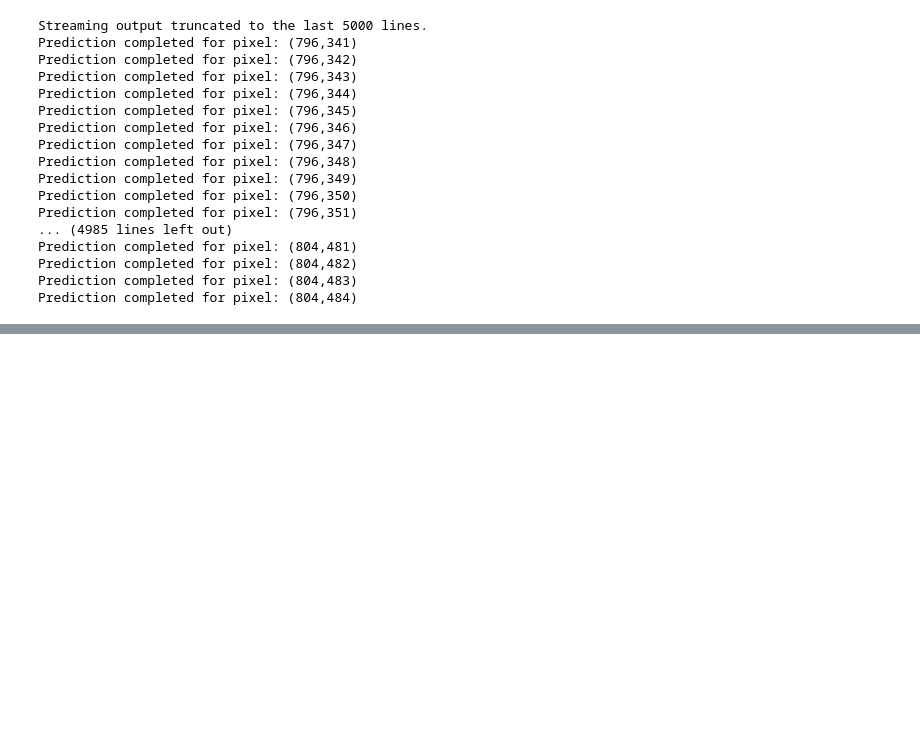
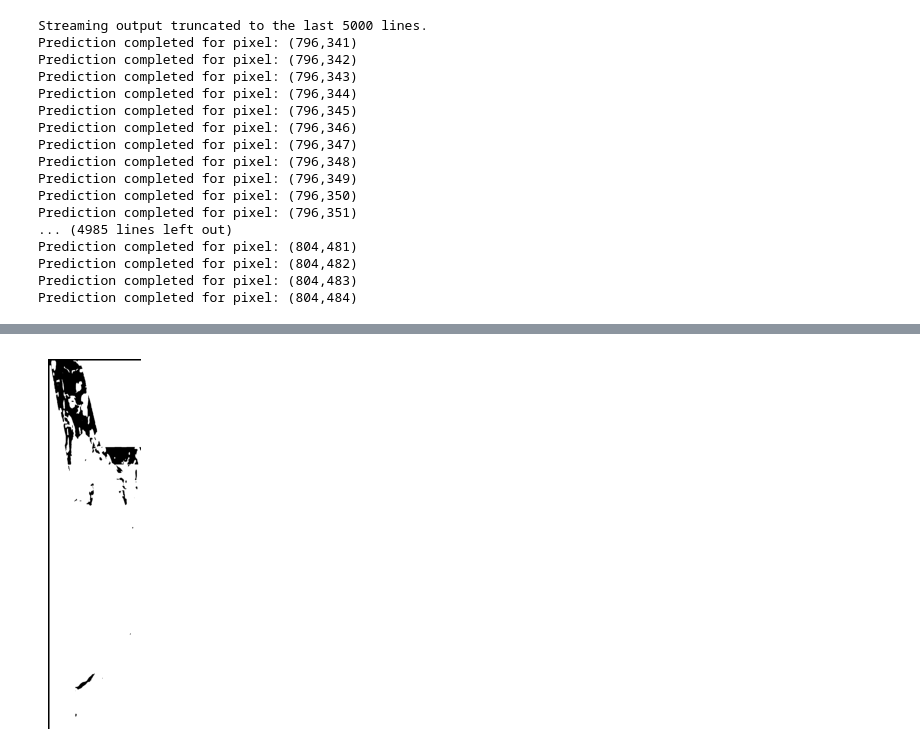
Before and after one commit to adarsh-nl/Mineral-deposits-feature-learning-using-Autoencoder, a Jupyter notebook: classification_patchWise.ipynb, the cells around one changed output, grey strips where cells are left out. Cells and saved outputs as stored; diff of their text form; code cells hidden in the pictures; blank space fills up the shorter version.

```diff
--- a/classification_patchWise.ipynb
+++ b/classification_patchWise.ipynb
@@ -366,12 +376,12 @@ Progress file does not exist. Starting from the beginning.
 # %%
 # Iterate over the entire image and classify each patch
-for start_y in range(patch_size, image_height + patch_size):
-    for start_x in range(patch_size, image_width + patch_size):
+for y in range(start_y, image_height + patch_size):
+    for x in range(patch_size, image_width + patch_size):
         # Calculate the patch coordinates
-        patch_left = start_x - patch_size
-        patch_upper = start_y - patch_size
-        patch_right = start_x + patch_size
-        patch_lower = start_y + patch_size
+        patch_left = x - patch_size
+        patch_upper = y - patch_size
+        patch_right = x + patch_size
+        patch_lower = y + patch_size
 
         # Extract the patch from the padded magnetic image
         patch_magnetic = padded_image[patch_upper:patch_lower, patch_left:patch_right]
@@ -391,14 +401,14 @@ for start_y in range(patch_size, image_height + patch_size):
         # Predict the class label using the trained classifier
         predicted_label = classifier.predict(feature_vector)
 
-        print("Prediction completed for pixel: ({},{})".format(start_y,start_x))
+        print("Prediction completed for pixel: ({},{})".format(y,x))
 
         # Update the classified image with the predicted label at the pixel position
         classified_image[y - patch_size, x - patch_size] = predicted_label
 
         # Save the progress after processing each pixel
         with open(progress_file_path, 'a') as progress_file:
-            progress_file.write("{},{},{}\n".format(start_y, start_x, predicted_label))
+            progress_file.write("{},{},{}\n".format(y, x, predicted_label))
 
 # Remove the progress file since the processing is complete
 os.remove(progress_file_path)
@@ -433,0 +445,68 @@ Prediction completed for pixel: (25,345)
+# %%
+import os
+import numpy as np
+import rasterio
+import ast
+import matplotlib.pyplot as plt
+
+# Define the paths
+magnetic_image_path = "/content/drive/MyDrive/IITB/Magntic_Image/data/MagneticImage.tif"
+output_dir = "/content/drive/MyDrive/IITB/Magntic_Image/classified_patches"
+os.makedirs(output_dir, exist_ok=True)
+
+# Open the magnetic image dataset
+with rasterio.open(magnetic_image_path) as magnetic_dataset:
+    # Read the magnetic image as a numpy array
+    magnetic_image = magnetic_dataset.read(1)
+
+    # Get the shape of the magnetic image
+    image_height, image_width = magnetic_image.shape
+
+    # Check if progress file exists
+    progress_file_path = os.path.join(output_dir, "progress.txt")
+
+    if os.path.isfile(progress_file_path):
+        with open(progress_file_path, 'r') as progress_file:
+            progress = progress_file.read().splitlines()
+
+            # Initialize an empty array to store the labels
+            filled_labels = np.zeros_like(magnetic_image, dtype=np.uint8)
+            filled_positions = set()  # Set to store unique pixel positions
+
+            # Iterate over the progress lines and extract the labels
+            for line in progress:
+                position = line.split(',')
+                y = int(position[0])
+                x = int(position[1])
+                labels = ast.literal_eval(position[2])  # Evaluate the string as a Python object
+
+                # Check if the pixel position is within the image bounds
+                if y < image_height and x < image_width:
+                    # Check if the pixel position has been processed before
+                    if (y, x) not in filled_positions:
+                        # Iterate over the labels and assign them to the corresponding positions
+                        for label in labels:
+                            filled_labels[y, x] = label
+
+                        # Add the pixel position to the filled positions set
+                        filled_positions.add((y, x))
+
+            print("Labels extracted from progress file.")
+
+            # Save the filled labels image as a TIFF file
+            filled_labels_path = os.path.join(output_dir, "filled_labels.tif")
+            profile = magnetic_dataset.profile
+            profile.update(dtype=rasterio.uint8, count=1, nodata=0)  # Update the data type, number of bands, and nodata value
+
+            with rasterio.open(filled_labels_path, 'w', **profile) as dst:
+                dst.write(filled_labels, 1)
+
+            print("Filled labels image saved as TIFF: {}".format(filled_labels_path))
+
+            # Display the filled labels image
+            plt.imshow(filled_labels, cmap='gray')
+            plt.axis('off')
+            plt.show()
+    else:
+        print("Progress file does not exist.")
+# %% [output]
@@ -433,0 +515 @@ Prediction completed for pixel: (25,345)
+[figure, added]
```
Also changed, not shown: parts of 5 cells of this notebook.
